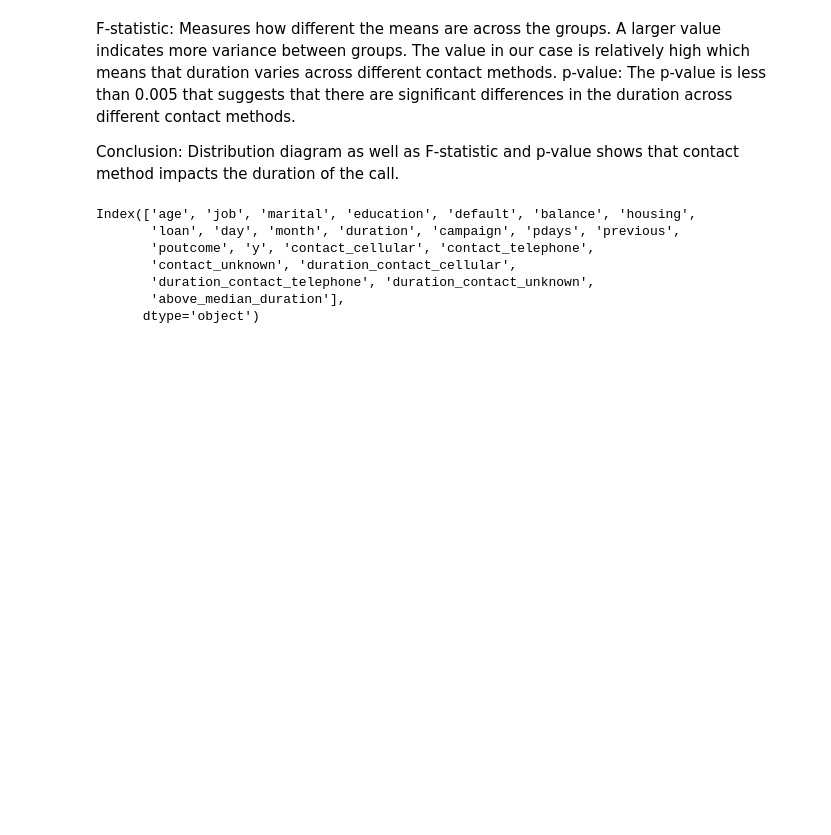
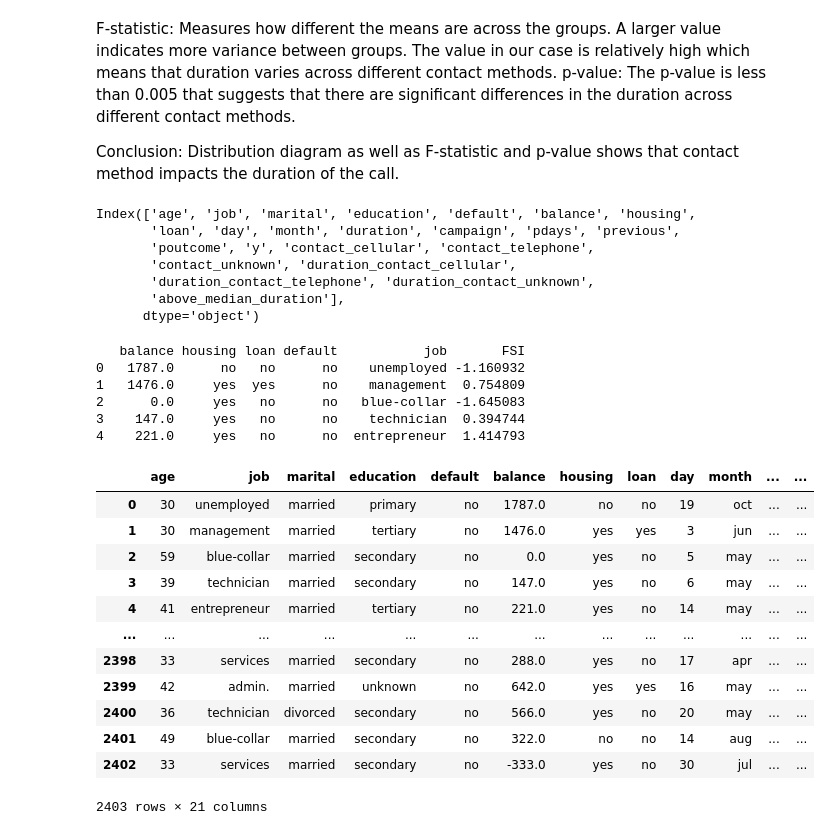
Before and after one commit to adeineko/bank-term-deposit-prediction, a Jupyter notebook: featureEngineering/feature-selection/feature-creation.ipynb, the cells around one changed output. Drawn from its saved outputs; the diff is of its cells as text; code cells hidden in the pictures; blank space fills up the shorter version.

Commit message:
added FSI financial stability index feature

```diff
--- a/featureEngineering/feature-selection/feature-creation.ipynb
+++ b/featureEngineering/feature-selection/feature-creation.ipynb
@@ -101,3 +108,57 @@ Index(['age', 'job', 'marital', 'education', 'default', 'balance', 'housing',
        'duration_contact_telephone', 'duration_contact_unknown',
        'above_median_duration'],
       dtype='object')
+# %%
+import pandas as pd
+import numpy as np
+
+# Assuming 'data' is your DataFrame, if not, load the data
+# data = pd.read_csv('path_to_your_dataset.csv')
+
+# Normalize/scale 'balance' (optional: this helps to ensure balance values are comparable with other features)
+data['scaled_balance'] = (data['balance'] - data['balance'].min()) / (data['balance'].max() - data['balance'].min())
+
+# Assign penalties for having loans and default status
+data['housing_penalty'] = data['housing'].apply(lambda x: -1 if x == 'yes' else 0)
+data['loan_penalty'] = data['loan'].apply(lambda x: -1 if x == 'yes' else 0)
+data['default_penalty'] = data['default'].apply(lambda x: -2 if x == 'yes' else 0)
+
+# Assign job scores (higher for high-income jobs)
+job_scores = {
+    'management': 2, 'entrepreneur': 2, 'self-employed': 1, 'technician': 1,
+    'services': 0, 'admin.': 0, 'student': 1, 'blue-collar': -1,
+    'unemployed': -2, 'retired': -1, 'housemaid': -1, 'unknown': 0
+}
+data['job_score'] = data['job'].map(job_scores)
+
+# Create the Financial Stability Index (FSI)
+data['FSI'] = (data['scaled_balance'] + data['job_score']
+               + data['housing_penalty'] + data['loan_penalty'] + data['default_penalty'])
+
+# Now the FSI has been added to the dataset as a new column
+
+# Show the first few rows including FSI
+print(data[['balance', 'housing', 'loan', 'default', 'job', 'FSI']].head())
+
+data.to_csv('dataset_with_FSI.csv', index=False)
+data
+# %% [output]
+   balance housing loan default           job       FSI
+0   1787.0      no   no      no    unemployed -1.160932
+1   1476.0     yes  yes      no    management  0.754809
+2      0.0     yes   no      no   blue-collar -1.645083
+3    147.0     yes   no      no    technician  0.394744
+4    221.0     yes   no      no  entrepreneur  1.414793
+|  | age | job | marital | education | default | balance | housing | loan | day | month | ... | ... |
+| 0 | 30 | unemployed | married | primary | no | 1787.0 | no | no | 19 | oct | ... | ... |
+| 1 | 30 | management | married | tertiary | no | 1476.0 | yes | yes | 3 | jun | ... | ... |
+| 2 | 59 | blue-collar | married | secondary | no | 0.0 | yes | no | 5 | may | ... | ... |
+| 3 | 39 | technician | married | secondary | no | 147.0 | yes | no | 6 | may | ... | ... |
+| 4 | 41 | entrepreneur | married | tertiary | no | 221.0 | yes | no | 14 | may | ... | ... |
+| ... | ... | ... | ... | ... | ... | ... | ... | ... | ... | ... | ... | ... |
+| 2398 | 33 | services | married | secondary | no | 288.0 | yes | no | 17 | apr | ... | ... |
+| 2399 | 42 | admin. | married | unknown | no | 642.0 | yes | yes | 16 | may | ... | ... |
+| 2400 | 36 | technician | divorced | secondary | no | 566.0 | yes | no | 20 | may | ... | ... |
+| 2401 | 49 | blue-collar | married | secondary | no | 322.0 | no | no | 14 | aug | ... | ... |
+| 2402 | 33 | services | married | secondary | no | -333.0 | yes | no | 30 | jul | ... | ... |
+2403 rows × 21 columns
```
Also changed, not shown: parts of 1 cell of this notebook, 3 other files.
